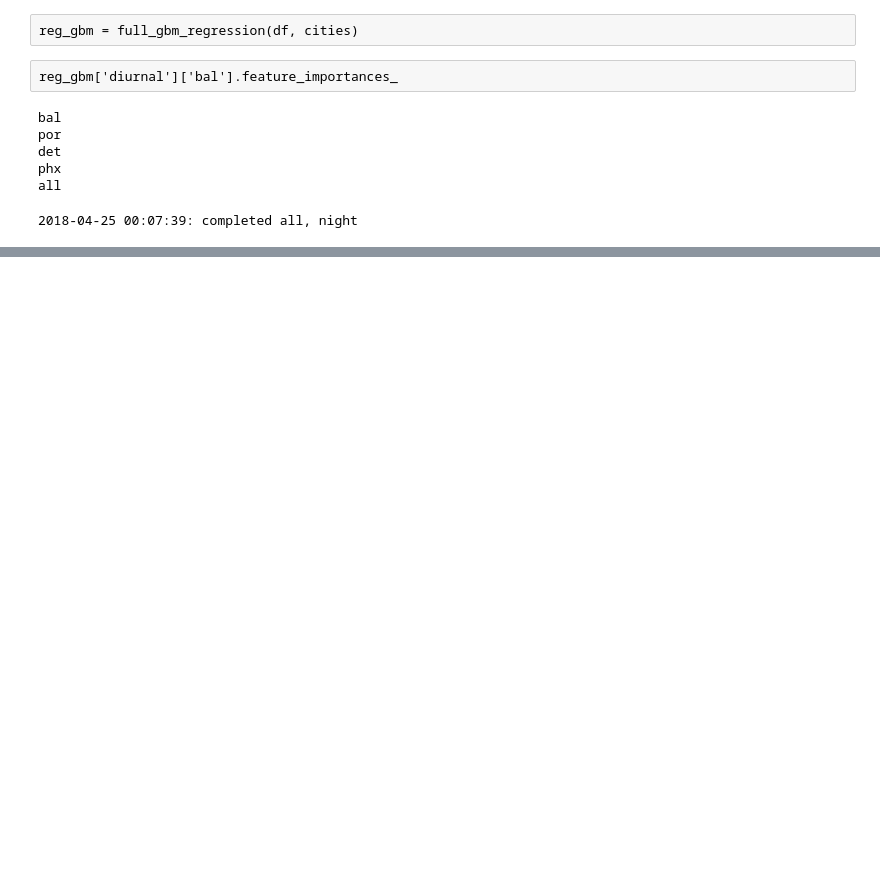
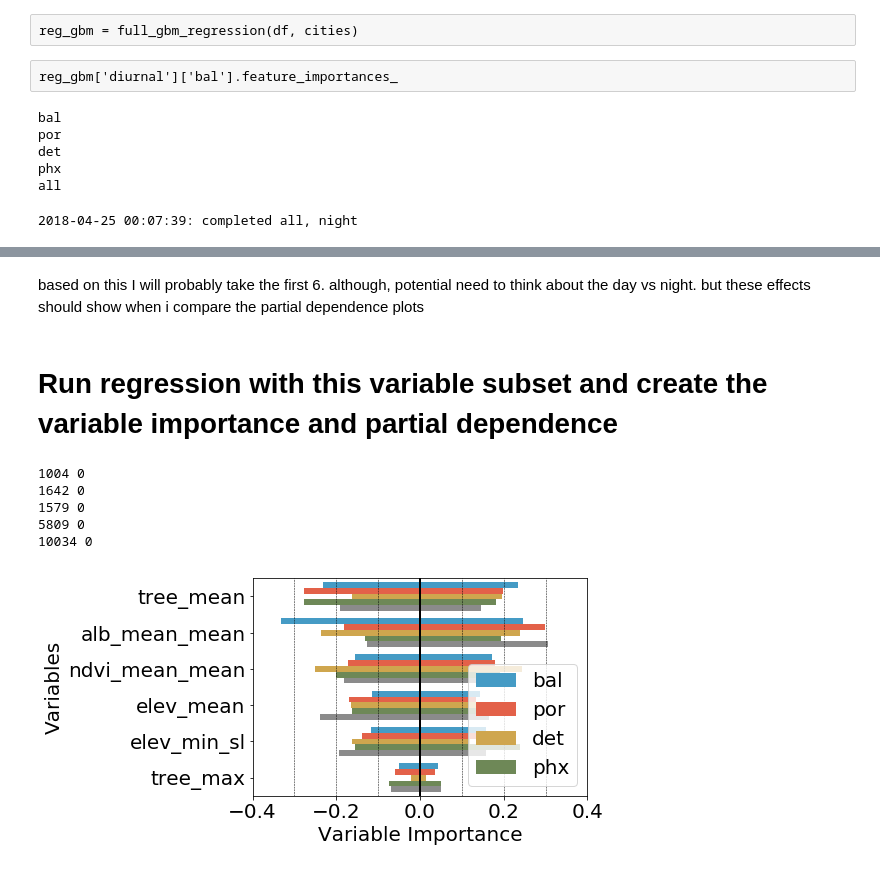
Before and after one commit to tommlogan/land_surface_temperature, a Jupyter notebook: code/analysis/debug.ipynb, the cells around one changed output, grey strips where cells are left out. Saved outputs shown, nothing was run; the diff lists cells and outputs as text; code cells hidden in the pictures; blank space fills up the shorter version.

```diff
--- a/code/analysis/debug.ipynb
+++ b/code/analysis/debug.ipynb
@@ -452,0 +617,36 @@ with open('data/variable_selection.pkl', 'wb') as f:
+# %% [markdown]
+based on this I will probably take the first 6. although, potential need to think about the day vs night. but these effects should show when i compare the partial dependence plots
+# %% [markdown]
+# Run regression with this variable subset and create the variable importance and partial dependence
+# %%
+import os
+os.chdir('/home/tlogan/research/land_surface_temperature/code/analysis')
+from analysis import *
+%matplotlib inline
+import matplotlib as mpl
+import matplotlib.pyplot as plt
+import os
+code_dir = os.getcwd()
+os.chdir('../..')
+
+# loop cities and all
+cities = ['bal', 'por', 'det', 'phx']
+# import data
+df = import_data(cities)
+# data transformations
+df = transform_data(df)
+# based on the results of the variable selection, rerun the regression and
+# create the variable importance plots
+vars_selected = ['tree_mean', 'ndvi_mean_mean', 'elev_min_sl', 'tree_max', 'elev_mean', 'alb_mean_mean']
+reg_gbm = full_gbm_regression(df, cities, vars_selected)
+# %% [output]
+1004 0
+1642 0
+1579 0
+5809 0
+10034 0
+# %%
+# plot the variable importance
+plot_importance(reg_gbm, cities, show_plot=True)
+# %% [output]
+[figure, added]
```
Also changed, not shown: parts of 14 cells of this notebook, 10 other files.
